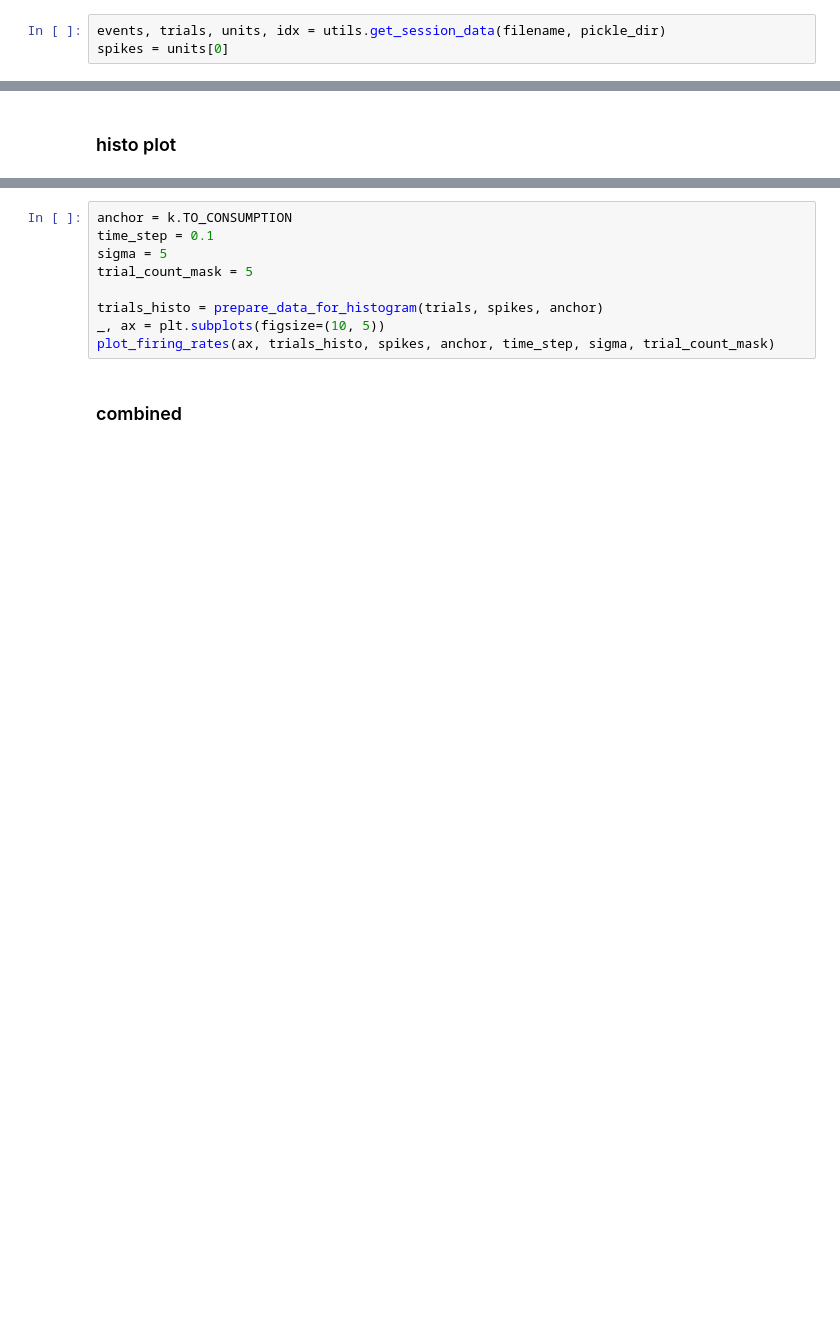
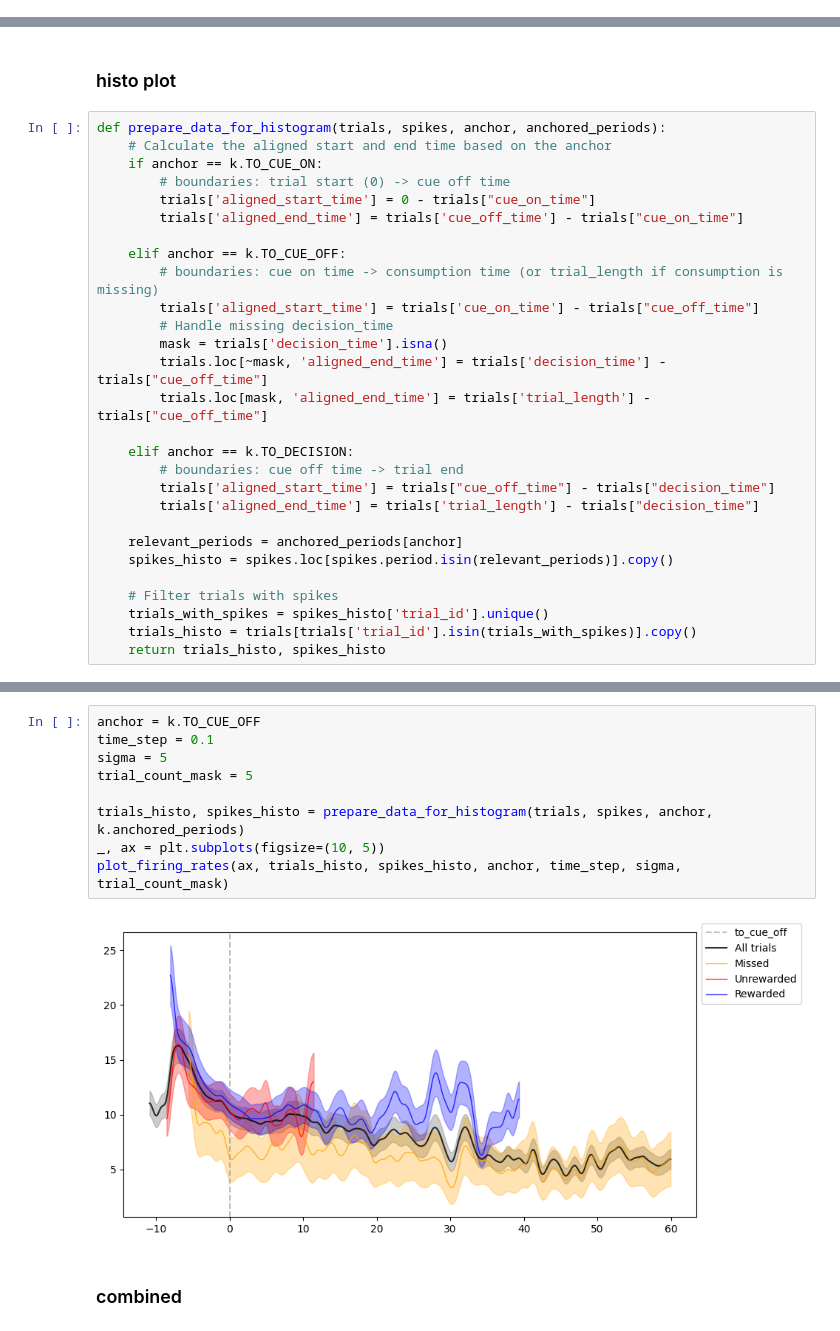
Before and after one commit to rebz444/cheerios, a Jupyter notebook: 1_plot_raster_histo.ipynb, the cells around one changed output, grey strips where cells are left out. Drawn from its saved outputs; the diff is of its cells as text; blank space fills up the shorter version.

```diff
--- a/1_plot_raster_histo.ipynb
+++ b/1_plot_raster_histo.ipynb
@@ -24,3 +18,0 @@ filename = random.choice(pickle_files)
-# %%
-events, trials, units, idx = utils.get_session_data(filename, pickle_dir)
-spikes = units[0]
@@ -79,3 +109,31 @@ plot_raster(ax, sorted_trial_id, events_raster, spikes_raster, anchor)
 # %% [markdown]
 ### histo plot
+# %%
+def prepare_data_for_histogram(trials, spikes, anchor, anchored_periods):
+    # Calculate the aligned start and end time based on the anchor
+    if anchor == k.TO_CUE_ON:
+        # boundaries: trial start (0) -> cue off time
+        trials['aligned_start_time'] = 0 - trials["cue_on_time"]
+        trials['aligned_end_time'] = trials['cue_off_time'] - trials["cue_on_time"]
+
+    elif anchor == k.TO_CUE_OFF:
+        # boundaries: cue on time -> consumption time (or trial_length if consumption is missing)
+        trials['aligned_start_time'] = trials['cue_on_time'] - trials["cue_off_time"]
+        # Handle missing decision_time
+        mask = trials['decision_time'].isna()
+        trials.loc[~mask, 'aligned_end_time'] = trials['decision_time'] - trials["cue_off_time"]
+        trials.loc[mask, 'aligned_end_time'] = trials['trial_length'] - trials["cue_off_time"]
+
+    elif anchor == k.TO_DECISION:
+        # boundaries: cue off time -> trial end
+        trials['aligned_start_time'] = trials["cue_off_time"] - trials["decision_time"]
+        trials['aligned_end_time'] = trials['trial_length'] - trials["decision_time"]
+
+    relevant_periods = anchored_periods[anchor]
+    spikes_histo = spikes.loc[spikes.period.isin(relevant_periods)].copy()
+
+    # Filter trials with spikes
+    trials_with_spikes = spikes_histo['trial_id'].unique()
+    trials_histo = trials[trials['trial_id'].isin(trials_with_spikes)].copy()
+    return trials_histo, spikes_histo
 # %%
@@ -212,11 +253,13 @@ def plot_firing_rates(ax, trials, spikes, anchor, time_step, sigma, trial_count_
 # %%
-anchor = k.TO_CONSUMPTION
+anchor = k.TO_CUE_OFF
 time_step = 0.1
 sigma = 5
 trial_count_mask = 5
 
-trials_histo = prepare_data_for_histogram(trials, spikes, anchor)
+trials_histo, spikes_histo = prepare_data_for_histogram(trials, spikes, anchor, k.anchored_periods)
 _, ax = plt.subplots(figsize=(10, 5))
-plot_firing_rates(ax, trials_histo, spikes, anchor, time_step, sigma, trial_count_mask)
+plot_firing_rates(ax, trials_histo, spikes_histo, anchor, time_step, sigma, trial_count_mask)
+# %% [output]
+[figure, added]
 # %% [markdown]
 ### combined
```
Also changed, not shown: parts of 17 cells of this notebook, 6 other files.
